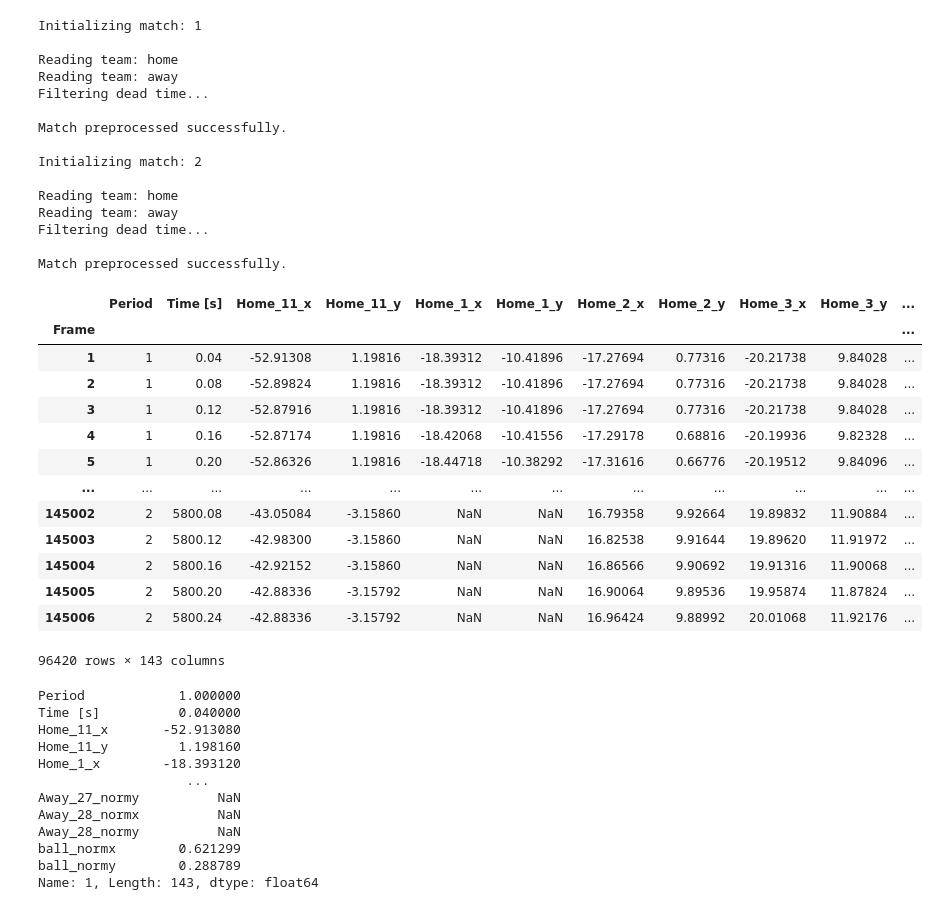
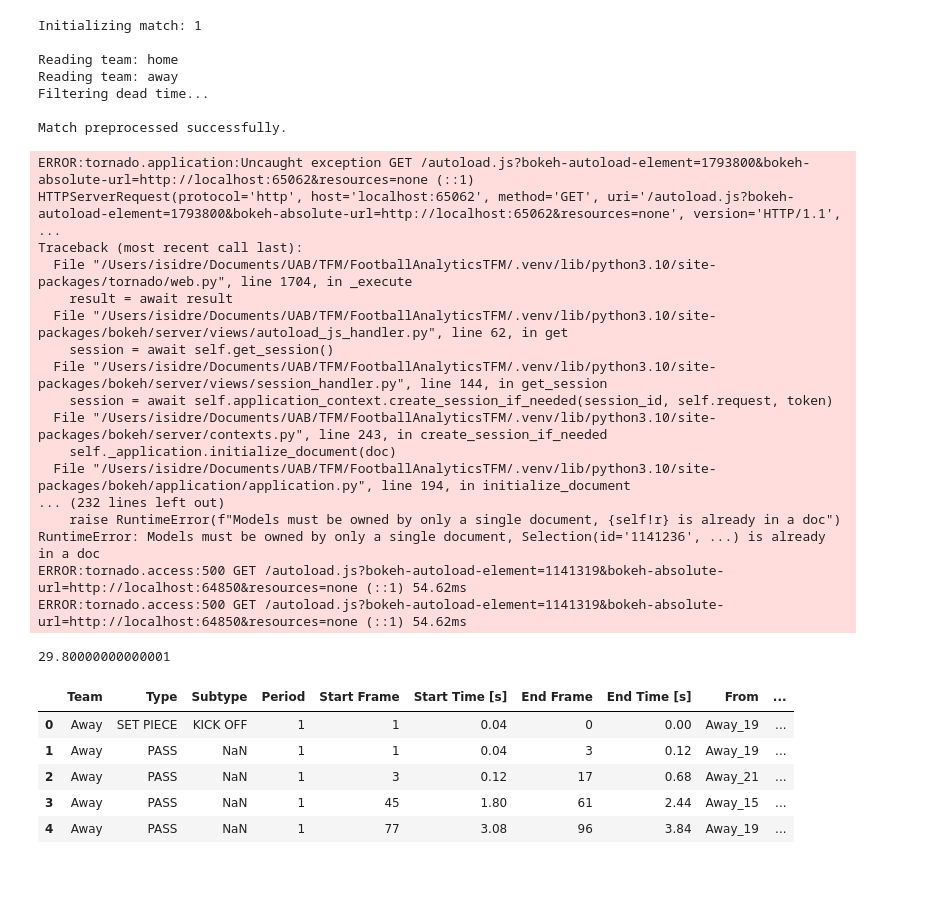
Before and after one commit to IsidreMas/FootballAnalyticsTFM, a Jupyter notebook: notebooks/Untitled2.ipynb, the cells around one changed output. Saved outputs shown, nothing was run; the diff lists cells and outputs as text; code cells hidden in the pictures; blank space fills up the shorter version.

```diff
--- a/notebooks/Untitled2.ipynb
+++ b/notebooks/Untitled2.ipynb
@@ -19,7 +20,6 @@ from Tracking_Filters import possesion_filter, ball_position_filter, time_window
 from Tracking_Statistics import bivariate_normal_distribution
 # %%
 m1 = Match(data_source = 'metrica-sports', match_id = 1)
-m2 = Match(data_source = 'metrica-sports', match_id = 2)
 # %% [output]
 Initializing match: 1
 
@@ -28,47 +28,39 @@ Reading team: away
 Filtering dead time...
 
 Match preprocessed successfully.
-
-Initializing match: 2
-
-Reading team: home
-Reading team: away
-Filtering dead time...
-
-Match preprocessed successfully.
 # %%
-plot_sliding_window(m1)
+plot_sliding_window(m1, normalized = "Both")
+# %% [output]
+ERROR:tornado.application:Uncaught exception GET /autoload.js?bokeh-autoload-element=1793800&bokeh-absolute-url=http://localhost:65062&resources=none (::1)
+HTTPServerRequest(protocol='http', host='localhost:65062', method='GET', uri='/autoload.js?bokeh-autoload-element=1793800&bokeh-absolute-url=http://localhost:65062&resources=none', version='HTTP/1.1', ...
+Traceback (most recent call last):
+  File "/Users/isidre/Documents/UAB/TFM/FootballAnalyticsTFM/.venv/lib/python3.10/site-packages/tornado/web.py", line 1704, in _execute
+    result = await result
+  File "/Users/isidre/Documents/UAB/TFM/FootballAnalyticsTFM/.venv/lib/python3.10/site-packages/bokeh/server/views/autoload_js_handler.py", line 62, in get
+    session = await self.get_session()
+  File "/Users/isidre/Documents/UAB/TFM/FootballAnalyticsTFM/.venv/lib/python3.10/site-packages/bokeh/server/views/session_handler.py", line 144, in get_session
+    session = await self.application_context.create_session_if_needed(session_id, self.request, token)
+  File "/Users/isidre/Documents/UAB/TFM/FootballAnalyticsTFM/.venv/lib/python3.10/site-packages/bokeh/server/contexts.py", line 243, in create_session_if_needed
+    self._application.initialize_document(doc)
+  File "/Users/isidre/Documents/UAB/TFM/FootballAnalyticsTFM/.venv/lib/python3.10/site-packages/bokeh/application/application.py", line 194, in initialize_document
+... (232 lines left out)
+    raise RuntimeError(f"Models must be owned by only a single document, {self!r} is already in a doc")
+RuntimeError: Models must be owned by only a single document, Selection(id='1141236', ...) is already in a doc
+ERROR:tornado.access:500 GET /autoload.js?bokeh-autoload-element=1141319&bokeh-absolute-url=http://localhost:64850&resources=none (::1) 54.62ms
+ERROR:tornado.access:500 GET /autoload.js?bokeh-autoload-element=1141319&bokeh-absolute-url=http://localhost:64850&resources=none (::1) 54.62ms
 # %%
 plot_match(m1)
+# %%
+m1.tracking_home.iloc[[3213]]['Time [s]'].iloc[0]-200
+# %% [output]
+29.80000000000001
 # %%
-m1.tracking_home
+events_df = time_window(m1.events, 0, 200, frame=True)
+events_df
 # %% [output]
-|  | Period | Time [s] | Home_11_x | Home_11_y | Home_1_x | Home_1_y | Home_2_x | Home_2_y | Home_3_x | Home_3_y | ... |
-| Frame |  |  |  |  |  |  |  |  |  |  | ... |
-| 1 | 1 | 0.04 | -52.91308 | 1.19816 | -18.39312 | -10.41896 | -17.27694 | 0.77316 | -20.21738 | 9.84028 | ... |
-| 2 | 1 | 0.08 | -52.89824 | 1.19816 | -18.39312 | -10.41896 | -17.27694 | 0.77316 | -20.21738 | 9.84028 | ... |
-| 3 | 1 | 0.12 | -52.87916 | 1.19816 | -18.39312 | -10.41896 | -17.27694 | 0.77316 | -20.21738 | 9.84028 | ... |
-| 4 | 1 | 0.16 | -52.87174 | 1.19816 | -18.42068 | -10.41556 | -17.29178 | 0.68816 | -20.19936 | 9.82328 | ... |
-| 5 | 1 | 0.20 | -52.86326 | 1.19816 | -18.44718 | -10.38292 | -17.31616 | 0.66776 | -20.19512 | 9.84096 | ... |
-| ... | ... | ... | ... | ... | ... | ... | ... | ... | ... | ... | ... |
-| 145002 | 2 | 5800.08 | -43.05084 | -3.15860 | NaN | NaN | 16.79358 | 9.92664 | 19.89832 | 11.90884 | ... |
-| 145003 | 2 | 5800.12 | -42.98300 | -3.15860 | NaN | NaN | 16.82538 | 9.91644 | 19.89620 | 11.91972 | ... |
-| 145004 | 2 | 5800.16 | -42.92152 | -3.15860 | NaN | NaN | 16.86566 | 9.90692 | 19.91316 | 11.90068 | ... |
-| 145005 | 2 | 5800.20 | -42.88336 | -3.15792 | NaN | NaN | 16.90064 | 9.89536 | 19.95874 | 11.87824 | ... |
-| 145006 | 2 | 5800.24 | -42.88336 | -3.15792 | NaN | NaN | 16.96424 | 9.88992 | 20.01068 | 11.92176 | ... |
+|  | Team | Type | Subtype | Period | Start Frame | Start Time [s] | End Frame | End Time [s] | From | ... |
+| 0 | Away | SET PIECE | KICK OFF | 1 | 1 | 0.04 | 0 | 0.00 | Away_19 | ... |
+| 1 | Away | PASS | NaN | 1 | 1 | 0.04 | 3 | 0.12 | Away_19 | ... |
+| 2 | Away | PASS | NaN | 1 | 3 | 0.12 | 17 | 0.68 | Away_21 | ... |
+| 3 | Away | PASS | NaN | 1 | 45 | 1.80 | 61 | 2.44 | Away_15 | ... |
+| 4 | Away | PASS | NaN | 1 | 77 | 3.08 | 96 | 3.84 | Away_19 | ... |
-96420 rows × 143 columns
-# %%
-m1.tracking_home.iloc[0]
-# %% [output]
-Period            1.000000
-Time [s]          0.040000
-Home_11_x       -52.913080
-Home_11_y         1.198160
-Home_1_x        -18.393120
-                   ...
-Away_27_normy          NaN
-Away_28_normx          NaN
-Away_28_normy          NaN
-ball_normx        0.621299
-ball_normy        0.288789
-Name: 1, Length: 143, dtype: float64
```
Also changed, not shown: parts of 14 cells of this notebook, 7 other files.
